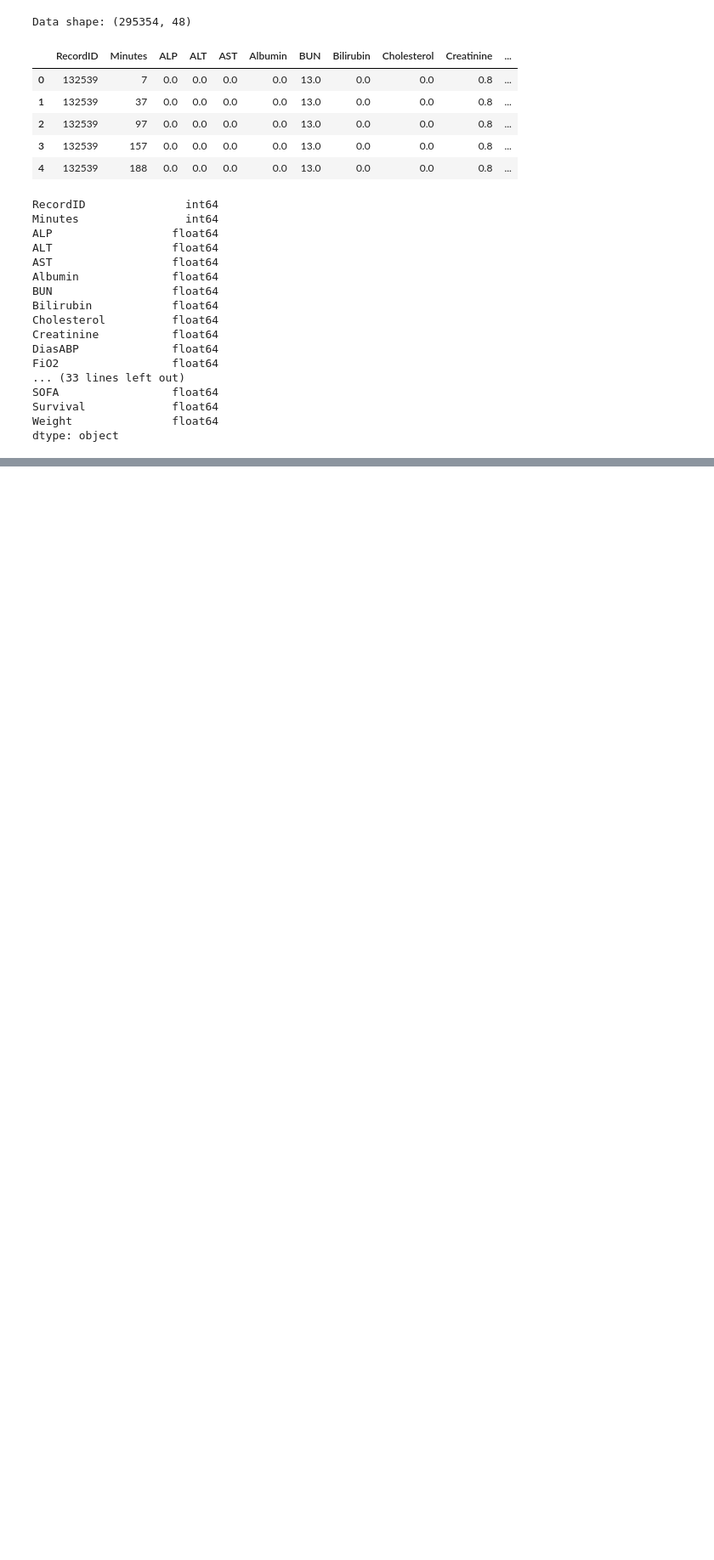
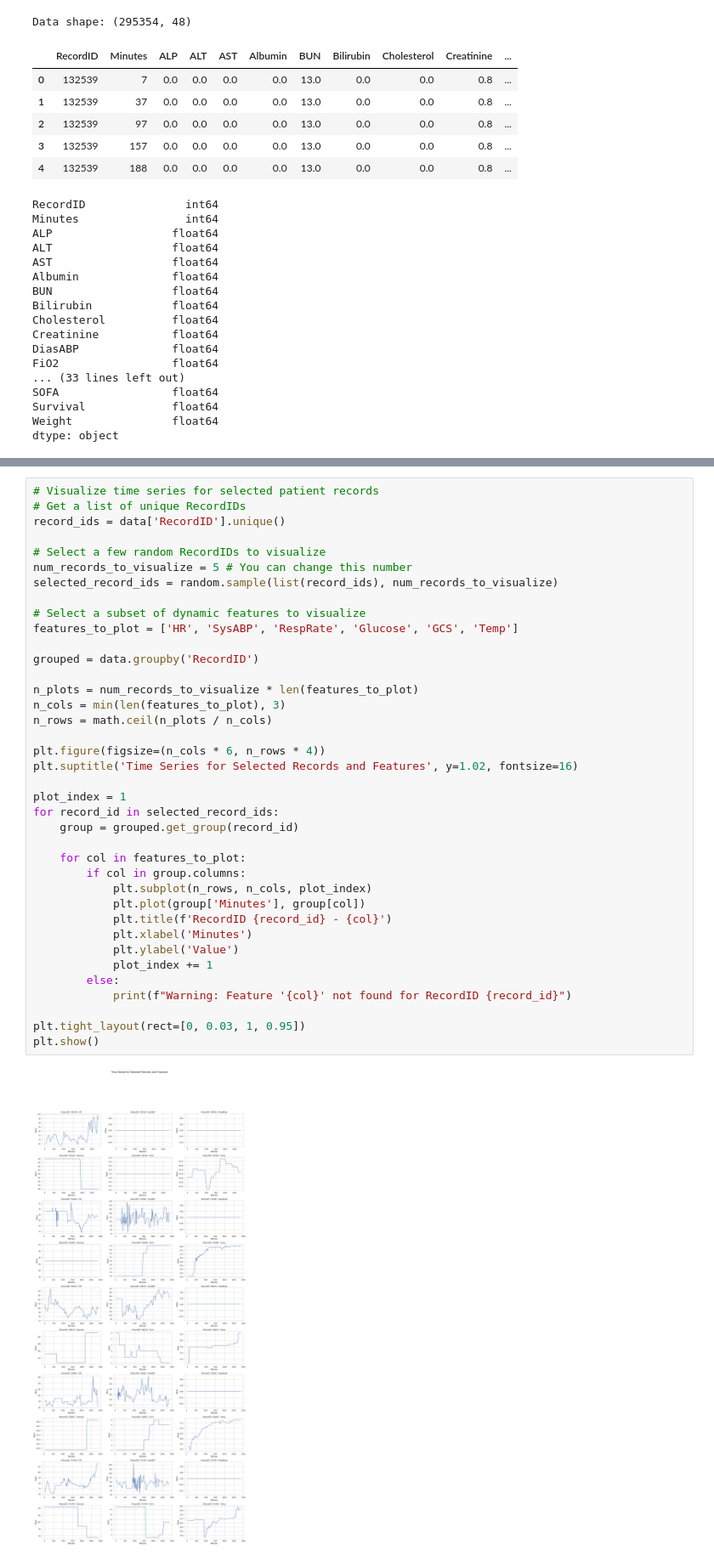
Before and after one commit to suvoganguli/AAI590_CapstoneProject, a Jupyter notebook: notebooks/05a_CNN-LSTM_Data_Preparation.ipynb, the cells around one changed output, grey strips where cells are left out. Shown: that part at 85% size. Drawn from its saved outputs; the diff is of its cells as text; blank space fills up the shorter version.

```diff
--- a/notebooks/05a_CNN-LSTM_Data_Preparation.ipynb
+++ b/notebooks/05a_CNN-LSTM_Data_Preparation.ipynb
@@ -195,0 +213,40 @@ Prepared data saved.
+# %%
+# Visualize time series for selected patient records
+# Get a list of unique RecordIDs
+record_ids = data['RecordID'].unique()
+
+# Select a few random RecordIDs to visualize
+num_records_to_visualize = 5 # You can change this number
+selected_record_ids = random.sample(list(record_ids), num_records_to_visualize)
+
+# Select a subset of dynamic features to visualize
+features_to_plot = ['HR', 'SysABP', 'RespRate', 'Glucose', 'GCS', 'Temp']
+
+grouped = data.groupby('RecordID')
+
+n_plots = num_records_to_visualize * len(features_to_plot)
+n_cols = min(len(features_to_plot), 3)
+n_rows = math.ceil(n_plots / n_cols)
+
+plt.figure(figsize=(n_cols * 6, n_rows * 4))
+plt.suptitle('Time Series for Selected Records and Features', y=1.02, fontsize=16)
+
+plot_index = 1
+for record_id in selected_record_ids:
+    group = grouped.get_group(record_id)
+
+    for col in features_to_plot:
+        if col in group.columns:
+            plt.subplot(n_rows, n_cols, plot_index)
+            plt.plot(group['Minutes'], group[col])
+            plt.title(f'RecordID {record_id} - {col}')
+            plt.xlabel('Minutes')
+            plt.ylabel('Value')
+            plot_index += 1
+        else:
+            print(f"Warning: Feature '{col}' not found for RecordID {record_id}")
+
+plt.tight_layout(rect=[0, 0.03, 1, 0.95])
+plt.show()
+# %% [output]
+[figure, added]
```
Also changed, not shown: parts of 28 cells of this notebook, 2 other files.
